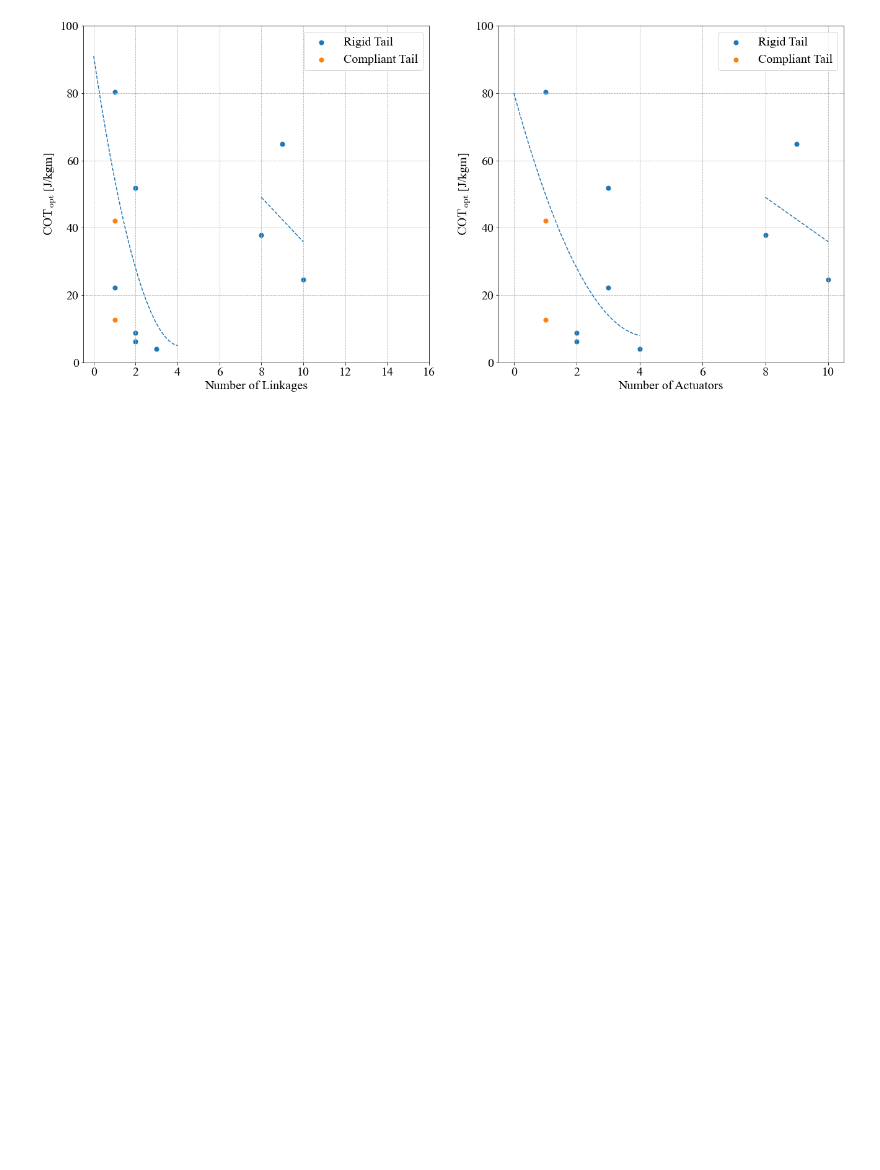
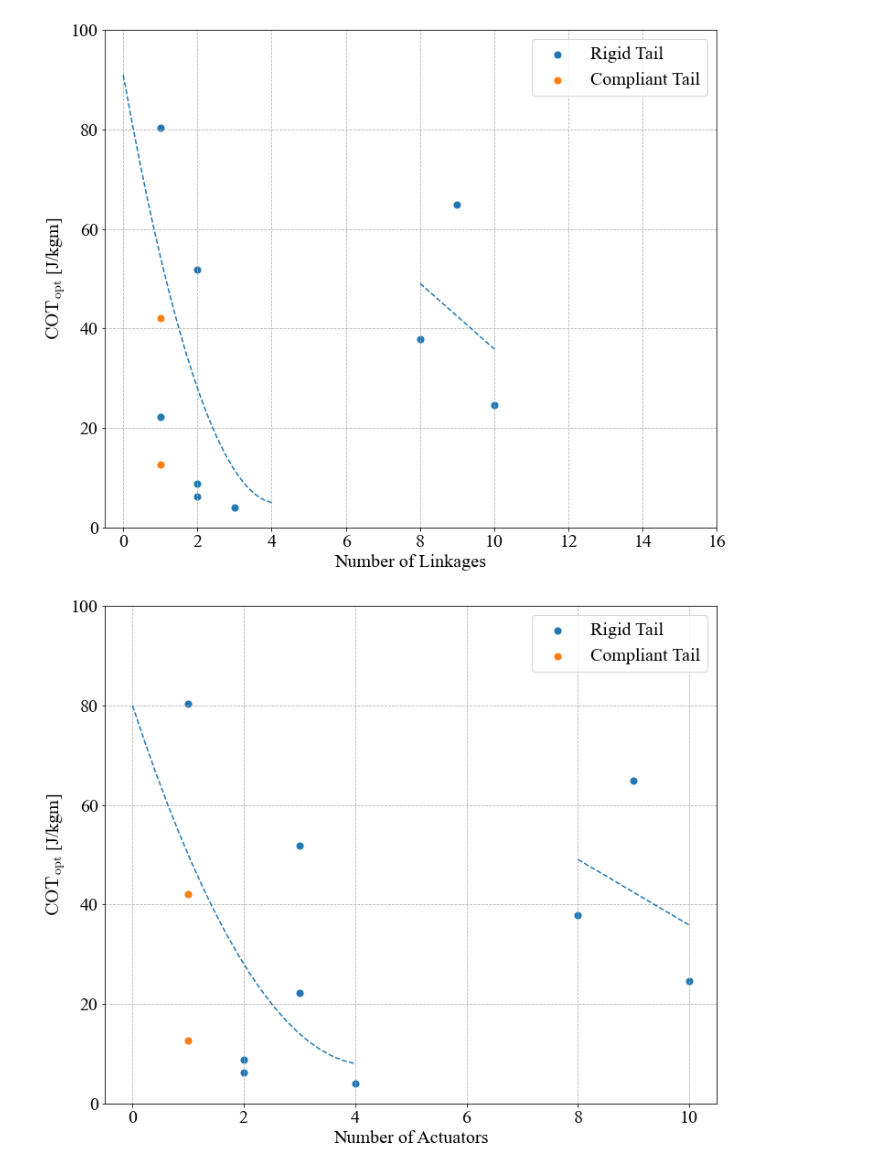
Before and after one commit to michaelcoe/Cost-of-Transport-Estimation, a Jupyter notebook: linkage_study/linkage_plots.ipynb, the cells around one changed output. Cells and saved outputs as stored; diff of their text form; code cells hidden in the pictures; blank space fills up the shorter version.

```diff
--- a/linkage_study/linkage_plots.ipynb
+++ b/linkage_study/linkage_plots.ipynb
@@ -168,6 +172,6 @@ fig2.savefig('linkage_cot_master.pdf', facecolor='w', dpi=300)
 # %%
-fig3, axs = plt.subplots(1, 2, figsize=(22,10), facecolor='w')
-axs.flatten()
+fig5, ax5 = plt.subplots(figsize=(12,10), facecolor='w')
+fig6, ax6 = plt.subplots(figsize=(12,10), facecolor='w')
 
 for i, name in enumerate(sheets):
     if name == 'Rigid Tail':
@@ -179,54 +183,56 @@ for i, name in enumerate(sheets):
         poly_low = np.poly1d(fit_low)
         dx = np.linspace(0, 4, 20)
         dy = 5.0*dx**2 - 41.5*dx + 91
 
         fit_high = np.polyfit(high['No Linkages'].values, high['COTopt [J/kgm]'].values, 1)
         poly_high = np.poly1d(fit_high)
 
-        axs[0].scatter(linkage_dfs[i]['No Linkages'], linkage_dfs[i]['COTopt [J/kgm]'], marker='o', s=marker_size, color='C0', label=name)
-        axs[0].plot(dx, dy, 'C0--')
-        axs[0].plot(high['No Linkages'].values, poly_high(high['No Linkages'].values), 'C0--')
+        ax5.scatter(linkage_dfs[i]['No Linkages'], linkage_dfs[i]['COTopt [J/kgm]'], marker='o', s=marker_size, color='C0', label=name)
+        ax5.plot(dx, dy, 'C0--')
+        ax5.plot(high['No Linkages'].values, poly_high(high['No Linkages'].values), 'C0--')
 
     if name == 'Compliant Tail':
-        axs[0].scatter(linkage_dfs[i]['No Linkages'], linkage_dfs[i]['COTopt [J/kgm]'], marker='o', s=marker_size, color='C1', label=name)
+        ax5.scatter(linkage_dfs[i]['No Linkages'], linkage_dfs[i]['COTopt [J/kgm]'], marker='o', s=marker_size, color='C1', label=name)
 
 for i, name in enumerate(sheets):
     if name == 'Rigid Tail':
         linkage_dfs[i].sort_values(by=['No Actuators'], inplace=True)
 
         low = linkage_dfs[i][linkage_dfs[i]['No Actuators'] <= 6]
         high = linkage_dfs[i][linkage_dfs[i]['No Actuators'] > 6]
 
         fit_low = np.polyfit(low['No Actuators'].values, low['COTopt [J/kgm]'].values, 2)
         poly_low = np.poly1d(fit_low)
         dx = np.linspace(0, 4, 20)
         dy = 4.0*dx**2 - 34*dx + 80
 
         fit_high = np.polyfit(high['No Actuators'].values, high['COTopt [J/kgm]'].values, 1)
         poly_high = np.poly1d(fit_high)
 
-        axs[1].scatter(linkage_dfs[i]['No Actuators'], linkage_dfs[i]['COTopt [J/kgm]'], marker='o', s=marker_size, color='C0', label=name)
-        axs[1].plot(dx, dy, 'C0--')
-        axs[1].plot(high['No Actuators'].values, poly_high(high['No Actuators'].values), 'C0--')
+        ax6.scatter(linkage_dfs[i]['No Actuators'], linkage_dfs[i]['COTopt [J/kgm]'], marker='o', s=marker_size, color='C0', label=name)
+        ax6.plot(dx, dy, 'C0--')
+        ax6.plot(high['No Actuators'].values, poly_high(high['No Actuators'].values), 'C0--')
 
     if name == 'Compliant Tail':
-        axs[1].scatter(linkage_dfs[i]['No Actuators'], linkage_dfs[i]['COTopt [J/kgm]'], marker='o', s=marker_size, color='C1', label=name)
+        ax6.scatter(linkage_dfs[i]['No Actuators'], linkage_dfs[i]['COTopt [J/kgm]'], marker='o', s=marker_size, color='C1', label=name)
 
-axs[0].set_xlabel('Number of Linkages')
-axs[0].set_ylabel('$\mathrm{COT_{opt}}$ [J/kgm]')
-axs[0].set_xticks(np.arange(0, 18, 2))
-axs[0].set_ylim([0, 100])
-axs[0].grid(which='both', linestyle='--')
-axs[0].legend()
-#axs[0].set_yscale('log')
+ax5.set_xlabel('Number of Linkages')
+ax5.set_ylabel('$\mathrm{COT_{opt}}$ [J/kgm]')
+ax5.set_xticks(np.arange(0, 18, 2))
+ax5.set_ylim([0, 100])
+ax5.grid(which='both', linestyle='--')
+ax5.legend()
+#ax5.set_yscale('log')
 
-axs[1].set_xlabel('Number of Actuators')
-axs[1].set_ylabel('$\mathrm{COT_{opt}}$ [J/kgm]')
-axs[1].set_xticks(np.arange(0, 12, 2))
-axs[1].set_ylim([0, 100])
-axs[1].grid(which='both', linestyle='--')
-axs[1].legend()
-#axs[1].set_yscale('log')
-fig3.savefig('linkage_cot_servo_motor.pdf', facecolor='w', dpi=300)
+ax6.set_xlabel('Number of Actuators')
+ax6.set_ylabel('$\mathrm{COT_{opt}}$ [J/kgm]')
+ax6.set_xticks(np.arange(0, 12, 2))
+ax6.set_ylim([0, 100])
+ax6.grid(which='both', linestyle='--')
+ax6.legend()
+#ax6.set_yscale('log')
+fig5.savefig('rigid_cot_linkages.pdf', facecolor='w', dpi=300, bbox_inches='tight')
+fig6.savefig('rigid_cot_actuators.pdf', facecolor='w', dpi=300, bbox_inches='tight')
 # %% [output]
-[figure, old version]
+[figure, new version]
+[figure, added]
```
Also changed, not shown: parts of 2 cells of this notebook, 8 other files.
